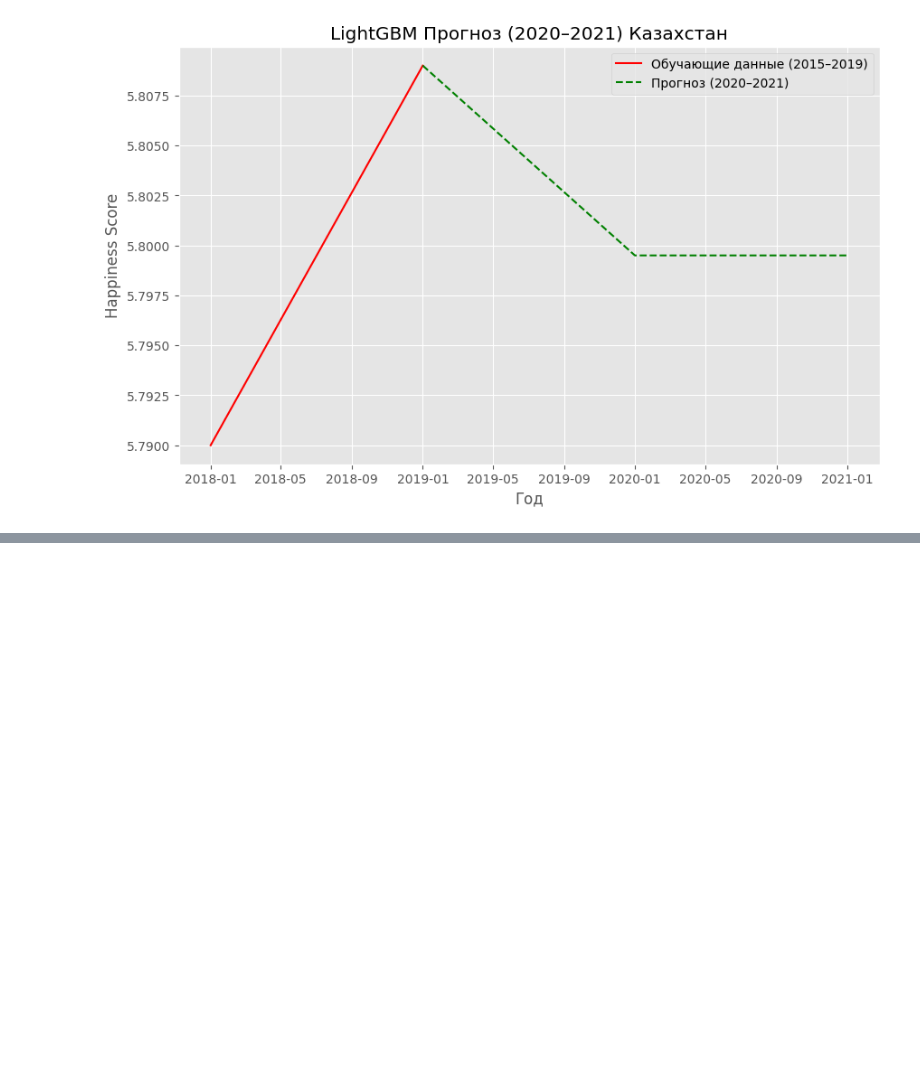
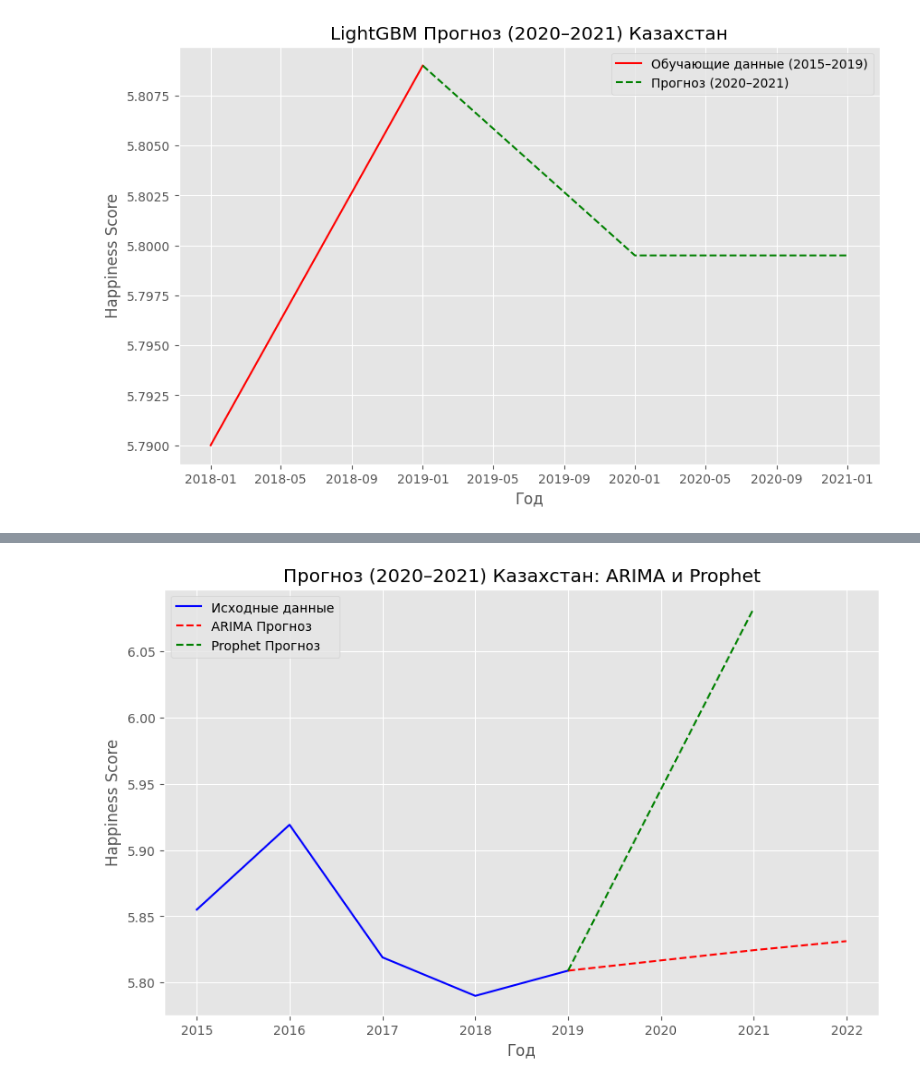
Before and after one commit to tamidesu/project-forecasting, a Jupyter notebook: basicModelsAndAnalysis.ipynb, the cells around one changed output, grey strips where cells are left out. Saved outputs shown, nothing was run; the diff lists cells and outputs as text; code cells hidden in the pictures; blank space fills up the shorter version.

Commit message:
Reducing error during step-by-step compilation

```diff
--- a/basicModelsAndAnalysis.ipynb
+++ b/basicModelsAndAnalysis.ipynb
@@ -1206,0 +1153,50 @@ plt.show()
+# %%
+import pandas as pd
+import numpy as np
+from statsmodels.tsa.arima.model import ARIMA
+from prophet import Prophet
+from sklearn.metrics import mean_squared_error
+import matplotlib.pyplot as plt
+
+df = combined_df[combined_df['Country'] == 'Kazakhstan'].copy()
+df['ds'] = pd.to_datetime(df['Year'], format='%Y')  # Создаем временной столбец
+df = df.sort_values('ds')
+
+train_df = df[df['ds'].dt.year <= 2019]
+test_df = df[(df['ds'].dt.year >= 2020) & (df['ds'].dt.year <= 2021)]
+
+y = train_df.set_index('ds')['Score']
+
+model_arima = ARIMA(y, order=(1, 1, 1))
+model_arima_fit = model_arima.fit()
+
+arima_forecast = model_arima_fit.forecast(steps=2)
+future_dates_arima = pd.date_range(start=train_df['ds'].iloc[-1] + pd.DateOffset(years=1), periods=2, freq='Y')
+arima_df = pd.DataFrame({'ds': future_dates_arima, 'Score': arima_forecast.values})
+
+prophet_data = train_df[['ds', 'Score']].rename(columns={'Score': 'y'})
+model_prophet = Prophet()
+model_prophet.fit(prophet_data)
+
+future_prophet = model_prophet.make_future_dataframe(periods=2, freq='Y')
+prophet_forecast = model_prophet.predict(future_prophet)
+prophet_pred = prophet_forecast[future_prophet['ds'].dt.year.isin([2020, 2021])][['ds', 'yhat']]
+
+plt.figure(figsize=(10, 6))
+
+plt.plot(df['ds'], df['Score'], label='Исходные данные', color='blue')
+
+arima_plot_df = pd.concat([train_df[['ds', 'Score']].iloc[-1:], arima_df], ignore_index=True)
+plt.plot(arima_plot_df['ds'], arima_plot_df['Score'], label='ARIMA Прогноз', linestyle='--', color='red')
+
+prophet_plot_df = pd.concat([train_df[['ds', 'Score']].iloc[-1:].rename(columns={'Score': 'y'}),
+                             prophet_pred.rename(columns={'yhat': 'y'})], ignore_index=True)
+plt.plot(prophet_plot_df['ds'], prophet_plot_df['y'], label='Prophet Прогноз', linestyle='--', color='green')
+
+plt.title('Прогноз (2020–2021) Казахстан: ARIMA и Prophet')
+plt.xlabel('Год')
+plt.ylabel('Happiness Score')
+plt.legend()
+plt.grid(True)
+plt.show()
+# %% [output]
@@ -1207,3 +1205,4 @@ plt.show()
+[figure, added]
 # %%
 
 prophet_data = train_df[['ds', 'Score']].rename(columns={'Score': 'y'})
```
Also changed, not shown: parts of 21 cells of this notebook.
